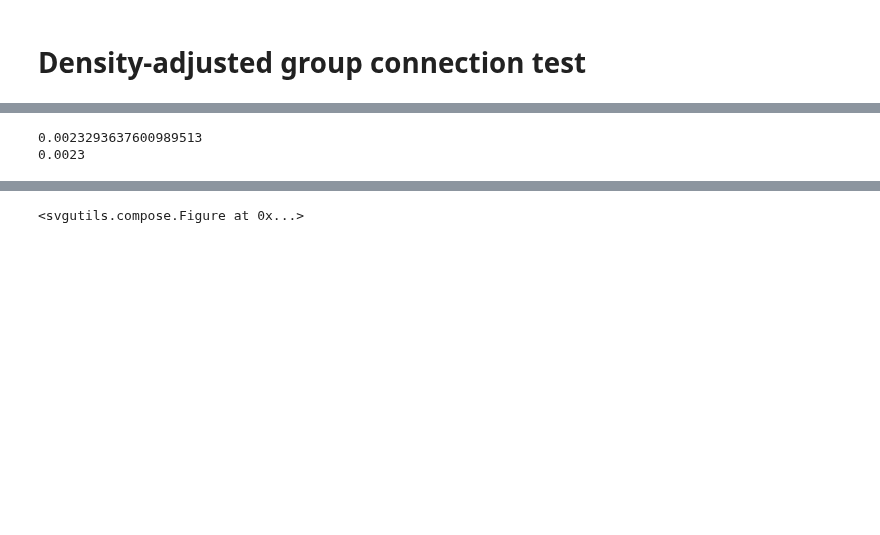
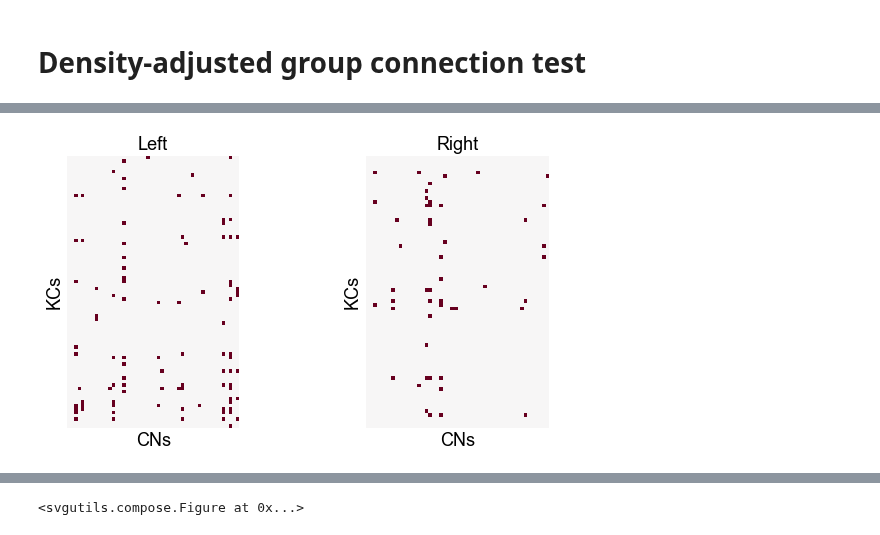
Before and after one commit to neurodata/bilateral-connectome, a Jupyter notebook: docs/adjusted_sbm_unmatched_test.ipynb, the cells around one changed output, grey strips where cells are left out. Cells and saved outputs as stored; diff of their text form; code cells hidden in the pictures; blank space fills up the shorter version.

```diff
--- a/docs/adjusted_sbm_unmatched_test.ipynb
+++ b/docs/adjusted_sbm_unmatched_test.ipynb
@@ -66,6 +67,7 @@ left_labels = left_nodes[GROUP_KEY].values
 right_labels = right_nodes[GROUP_KEY].values
 # %%
 
+set_theme()
 np.random.seed(888888)
 ns = [5, 6, 7]
 B = np.array([[0.8, 0.2, 0.05], [0.05, 0.9, 0.2], [0.05, 0.05, 0.7]])
@@ -107,8 +109,8 @@ Bhat1 = misc["probabilities1"].values
 top_ax, left_ax = heatmap_grouped(Bhat1, [1, 2, 3], palette=palette, ax=ax)
 top_ax.set_title(r"$\hat{B}^{(R)}$", color=network_palette["Right"], size="large")
 ax.set_title(
-    "Adjust connection probabilities\nfor group connection test",
-    fontsize="large",
+    "Scale connection probabilities\nto match densities",
+    fontsize="medium",
     x=1.1,
     y=1.3,
 )
@@ -138,7 +140,6 @@ ax.annotate(
 
 from giskard.plot import merge_axes
 
-
 ax = merge_axes(fig, axs, rows=1)
 # ax.set_title("Run group\nconnection test", y=1.1, x=0.6, fontsize="small")
 ax.axis("off")
@@ -236,6 +237,12 @@ if RERUN_SIM:
 else:
     resample_results = pd.read_csv(OUT_PATH / "resample_results.csv", index_col=0)
 # %%
+
+left_density = compute_density(left_adj)
+right_density = compute_density(right_adj)
+c = left_density / right_density
+glue("c", c, form="0.2f")
+
 stat, pvalue, misc = stochastic_block_test(
     left_adj,
     right_adj,
@@ -245,8 +252,33 @@ stat, pvalue, misc = stochastic_block_test(
     density_adjustment=True,
 )
 glue("pvalue", pvalue, form="pvalue")
-print(pvalue)
-print(f"{pvalue:.2g}")
-# %% [output]
-0.0023293637600989513
-0.0023
+# %%
+left_nodes["inds"] = np.arange(len(left_nodes))
+right_nodes["inds"] = np.arange(len(right_nodes))
+left_kc_inds = left_nodes.query("simple_group == 'KCs'")["inds"]
+right_kc_inds = right_nodes.query("simple_group == 'KCs'")["inds"]
+left_cn_inds = left_nodes.query("simple_group == 'CNs'")["inds"]
+right_cn_inds = right_nodes.query("simple_group == 'CNs'")["inds"]
+
+left_kc_cn_adj = left_adj[left_kc_inds][:, left_cn_inds]
+right_kc_cn_adj = right_adj[right_kc_inds][:, right_cn_inds]
+# %%
+from graspologic.plot import heatmap
+
+fig, axs = plt.subplots(1, 2, figsize=(10, 5))
+ax = axs[0]
+heatmap_kws = dict(
+    xticklabels=False, yticklabels=False, cbar=False, cmap="RdBu_r", center=0, square=True
+)
+ax.set_title("Left")
+sns.heatmap(left_kc_cn_adj, ax=ax, **heatmap_kws)
+ax = axs[1]
+ax.set_title("Right")
+sns.heatmap(right_kc_cn_adj, ax=ax, **heatmap_kws)
+
+for ax in axs.flat:
+    ax.set(xlabel='CNs', ylabel='KCs')
+
+fig.set_facecolor('w')
+# %% [output]
+[figure, added]
```
Also changed, not shown: parts of 6 cells of this notebook, 11 other files.
